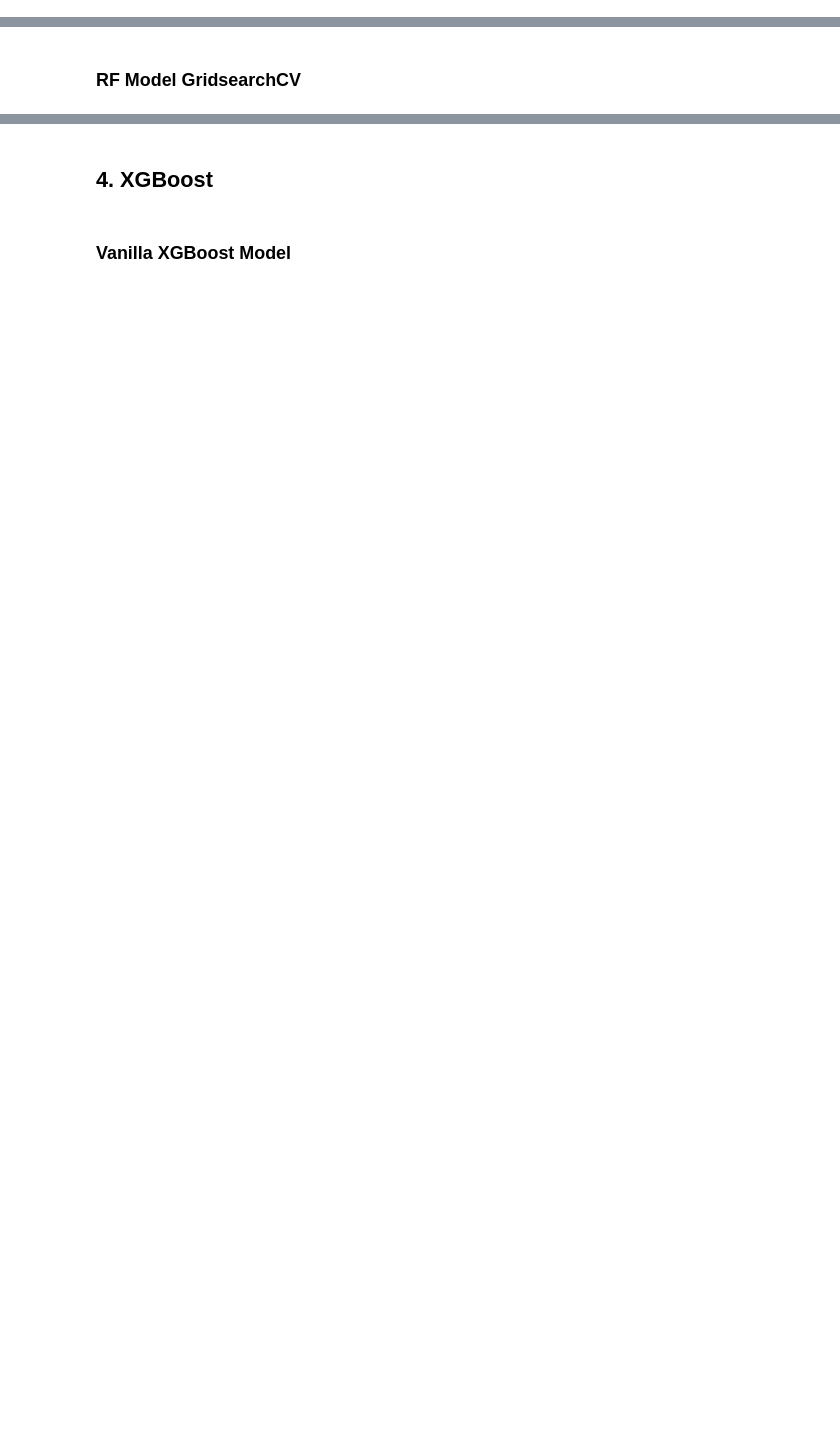
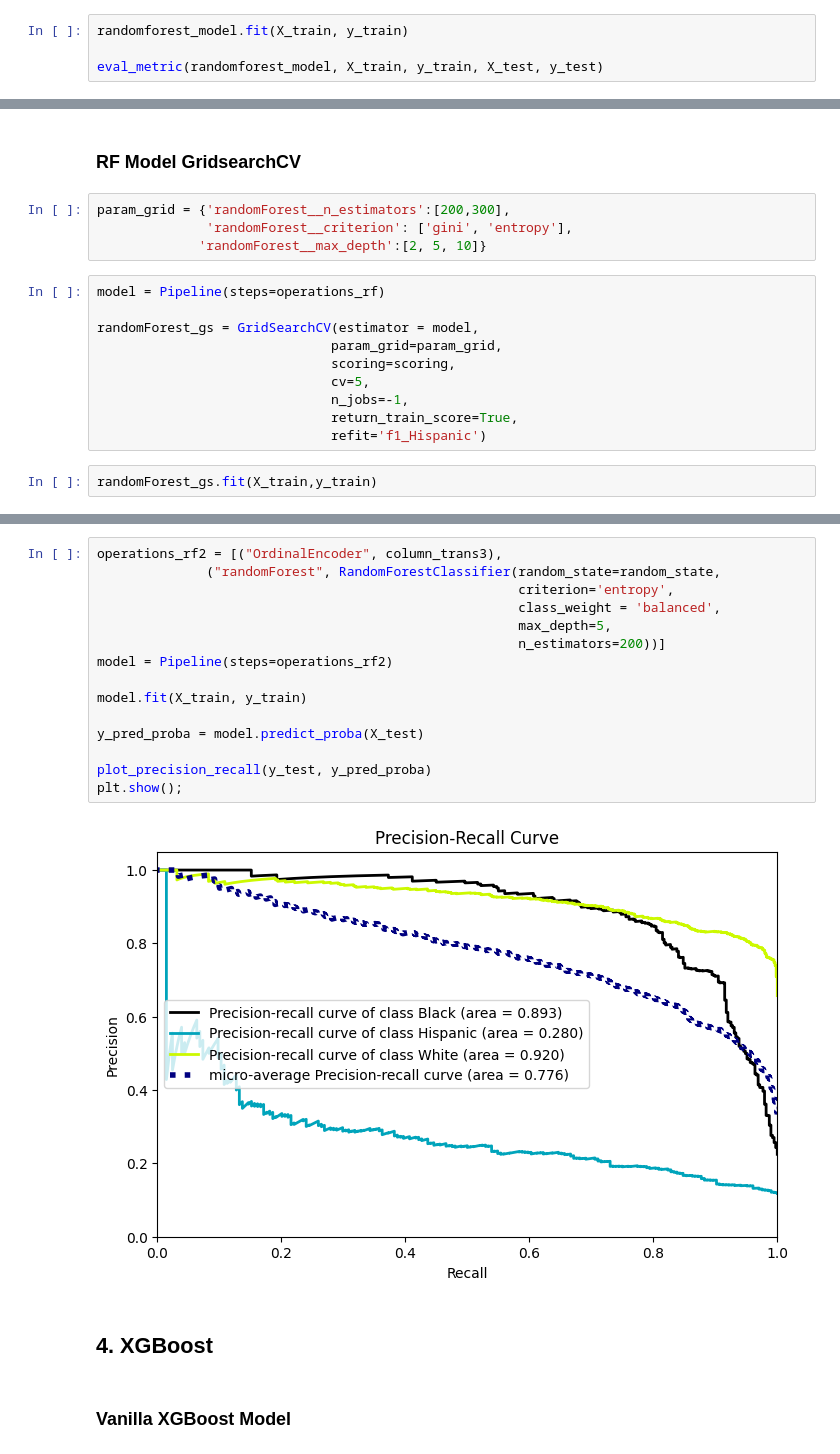
Before and after one commit to safiyeolgun/data-science-st, a Jupyter notebook: projects/Soldiers Race Classification/soldier_race_project_students.ipynb, the cells around one changed output, grey strips where cells are left out. Cells and saved outputs as stored; diff of their text form; blank space fills up the shorter version.

```diff
--- a/projects/Soldiers Race Classification/soldier_race_project_students.ipynb
+++ b/projects/Soldiers Race Classification/soldier_race_project_students.ipynb
@@ -503,0 +923,4 @@ df["stature"].corr(df["heightin_from"])
+# %%
+randomforest_model.fit(X_train, y_train)
+
+eval_metric(randomforest_model, X_train, y_train, X_test, y_test)
@@ -504,2 +959,18 @@ df["stature"].corr(df["heightin_from"])
 # %% [markdown]
 ### RF Model GridsearchCV
+# %%
+param_grid = {'randomForest__n_estimators':[200,300],
+              'randomForest__criterion': ['gini', 'entropy'],
+             'randomForest__max_depth':[2, 5, 10]}
+# %%
+model = Pipeline(steps=operations_rf)
+
+randomForest_gs = GridSearchCV(estimator = model,
+                              param_grid=param_grid,
+                              scoring=scoring,
+                              cv=5,
+                              n_jobs=-1,
+                              return_train_score=True,
+                              refit='f1_Hispanic')
+# %%
+randomForest_gs.fit(X_train,y_train)
@@ -506,3 +1029,20 @@ df["stature"].corr(df["heightin_from"])
+# %%
+operations_rf2 = [("OrdinalEncoder", column_trans3),
+              ("randomForest", RandomForestClassifier(random_state=random_state,
+                                                      criterion='entropy',
+                                                      class_weight = 'balanced',
+                                                      max_depth=5,
+                                                      n_estimators=200))]
+model = Pipeline(steps=operations_rf2)
+
+model.fit(X_train, y_train)
+
+y_pred_proba = model.predict_proba(X_test)
+
+plot_precision_recall(y_test, y_pred_proba)
+plt.show();
+# %% [output]
+[figure, added]
 # %% [markdown]
 ## 4. XGBoost
 # %% [markdown]
```
Also changed, not shown: parts of 97 cells of this notebook.
